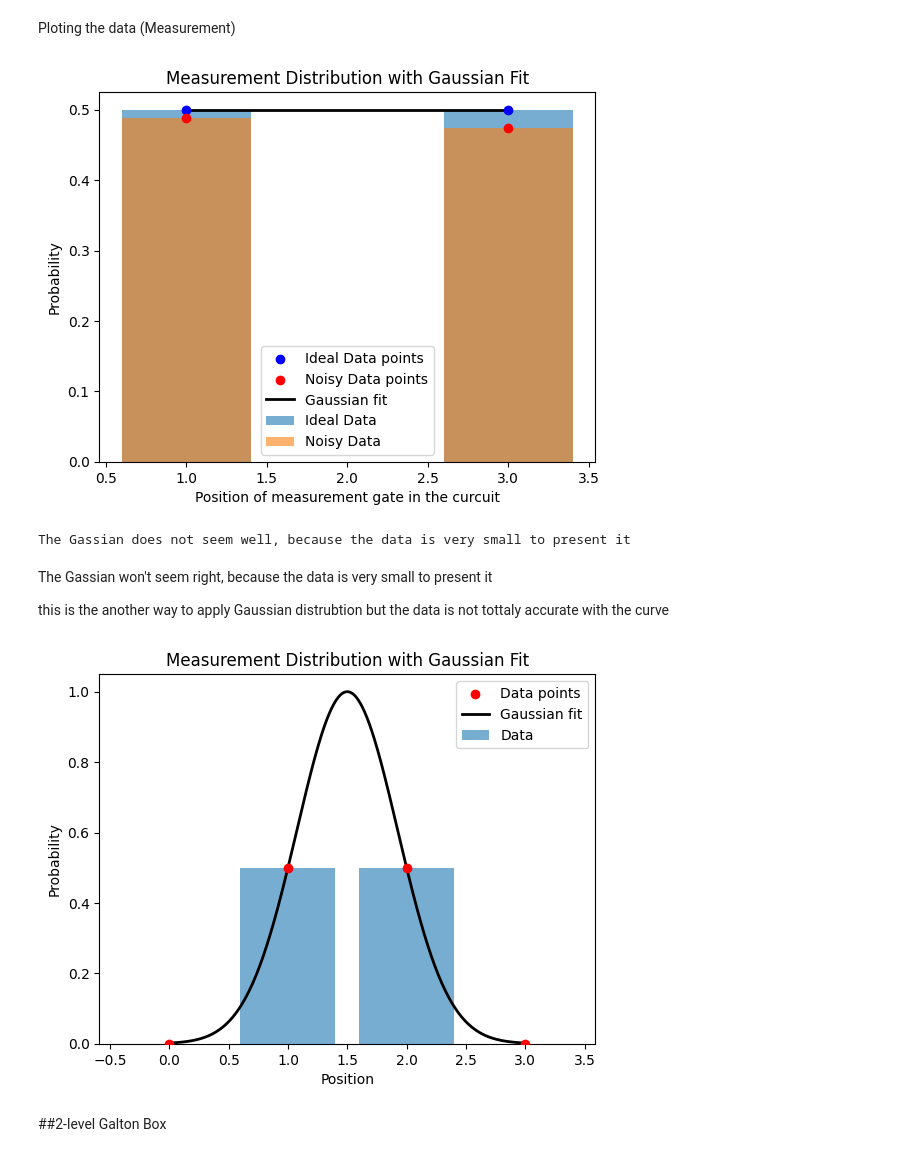
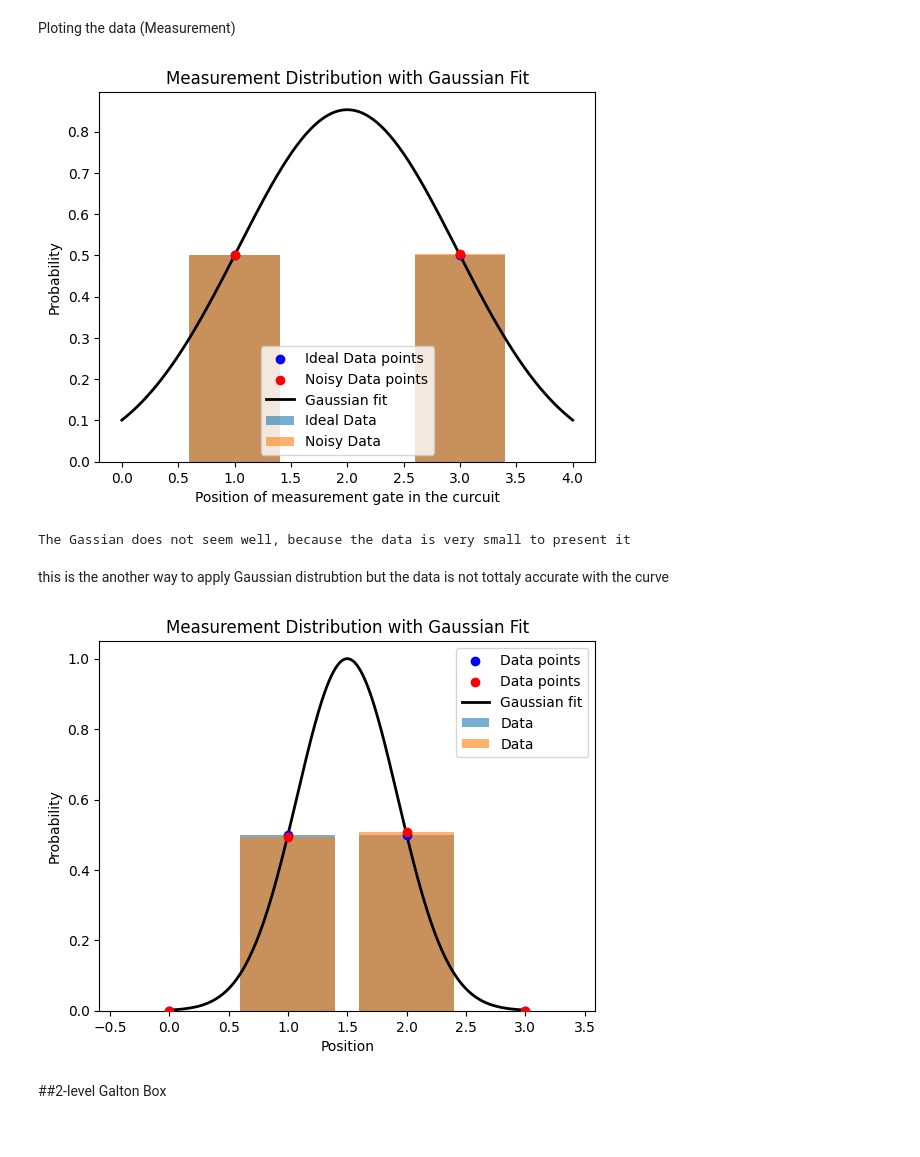
Before and after one commit to MohamedHSallam/Galton-Box-QC-, a Jupyter notebook: Wiser_project.ipynb, the cells around one changed output. Saved outputs shown, nothing was run; the diff lists cells and outputs as text; code cells hidden in the pictures.

```diff
--- a/Wiser_project.ipynb
+++ b/Wiser_project.ipynb
@@ -103,46 +86,45 @@ sigma_guess = (max(x_1) - min(x_1)) / 6
 amp_guess = max(y_1)
 initial_guess = [mu_guess, sigma_guess, amp_guess]
 
 # --- Fit Gaussian ---
 popt, _ = curve_fit(
     gaussian,
     x_1,
     y_1,
     p0=initial_guess,
-    bounds=([min(x_1), 0, 0], [max(x_1), np.inf, np.inf]),
+    bounds=([min(x_1), 0, 0], [max(x_1), 1, 1]),
     maxfev=5000
 )
 mu_fit, sigma_fit, amp_fit = popt
 
 # --- Smooth x-values for curve ---
-x_fit = np.linspace(min(x_1), max(x_1), 300)
+x_fit = np.linspace(min(x_1)-1, max(x_1)+1, 300)
 y_fit = gaussian(x_fit, mu_fit, sigma_fit, amp_fit)
 
 # --- Plot ---
 plt.bar(x_1, y_1, width=0.8, alpha=0.6, label="Ideal Data")
 plt.scatter(x_1, y_1, color="blue", zorder=5, label="Ideal Data points")
 plt.bar(x_1, y_1_n, width=0.8, alpha=0.6, label="Noisy Data")
 plt.scatter(x_1, y_1_n, color="red", zorder=5, label="Noisy Data points")
 plt.plot(x_fit, y_fit, color="black", linewidth=2, label="Gaussian fit")
 
 # Labels
 plt.xlabel("Position of measurement gate in the curcuit")
 plt.ylabel("Probability")
 plt.title("Measurement Distribution with Gaussian Fit")
 plt.legend()
 plt.show()
-
-print("\n\nThe Gassian does not seem well, because the data is very small to present it")
 # %% [output]
-[figure, old version]
+[figure, new version]
 The Gassian does not seem well, because the data is very small to present it
 # %% [markdown]
-The Gassian won't seem right, because the data is very small to present it
+
 
 this is the another way to apply Gaussian distrubtion but the data is not tottaly accurate with the curve
 # %%
 x_1_2=[0,1,2,3]
-y_1_2=_1_level_Galton_Box()
+y_1_2=_1_level_Galton_Box_I()
+y_1_2_n=_1_level_Galton_Box_N()
 
 # --- Example Gaussian function ---
 def gaussian(x, mu, sigma, amplitude):
@@ -171,7 +153,9 @@ y_fit = gaussian(x_fit, mu_fit, sigma_fit, amp_fit)
 
 # --- Plot ---
 plt.bar(x_1_2, y_1_2, width=0.8, alpha=0.6, label="Data")
-plt.scatter(x_1_2, y_1_2, color="red", zorder=5, label="Data points")
+plt.scatter(x_1_2, y_1_2, color="blue", zorder=5, label="Data points")
+plt.bar(x_1_2, y_1_2_n, width=0.8, alpha=0.6, label="Data")
+plt.scatter(x_1_2, y_1_2_n, color="red", zorder=5, label="Data points")
 plt.plot(x_fit, y_fit, color="black", linewidth=2, label="Gaussian fit")
 
 # Labels
@@ -181,7 +165,7 @@ plt.title("Measurement Distribution with Gaussian Fit")
 plt.legend()
 plt.show()
 # %% [output]
-[figure, old version]
+[figure, new version]
 # %% [markdown]
 ##2-level Galton Box
 # %% [markdown]
```
Also changed, not shown: parts of 86 cells of this notebook.
